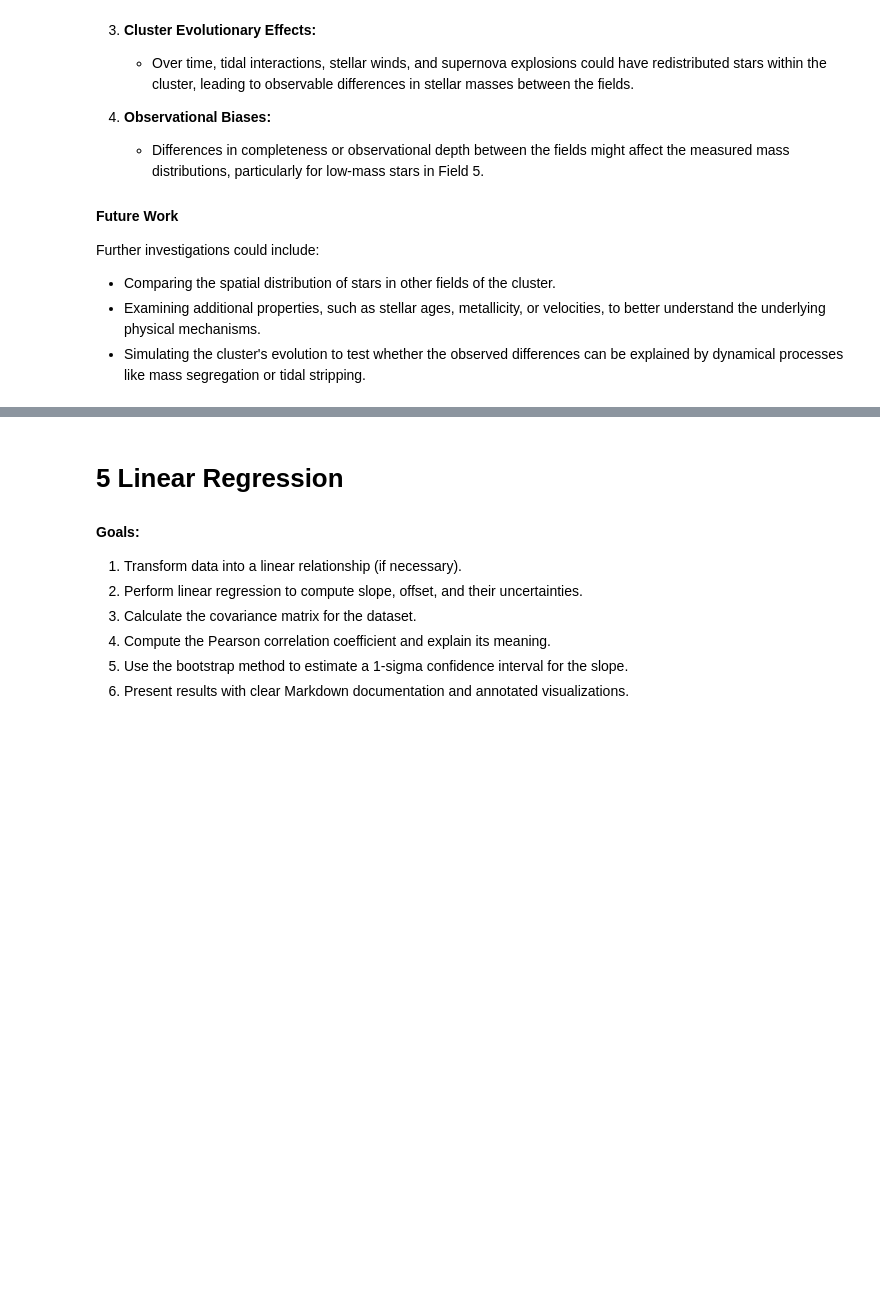
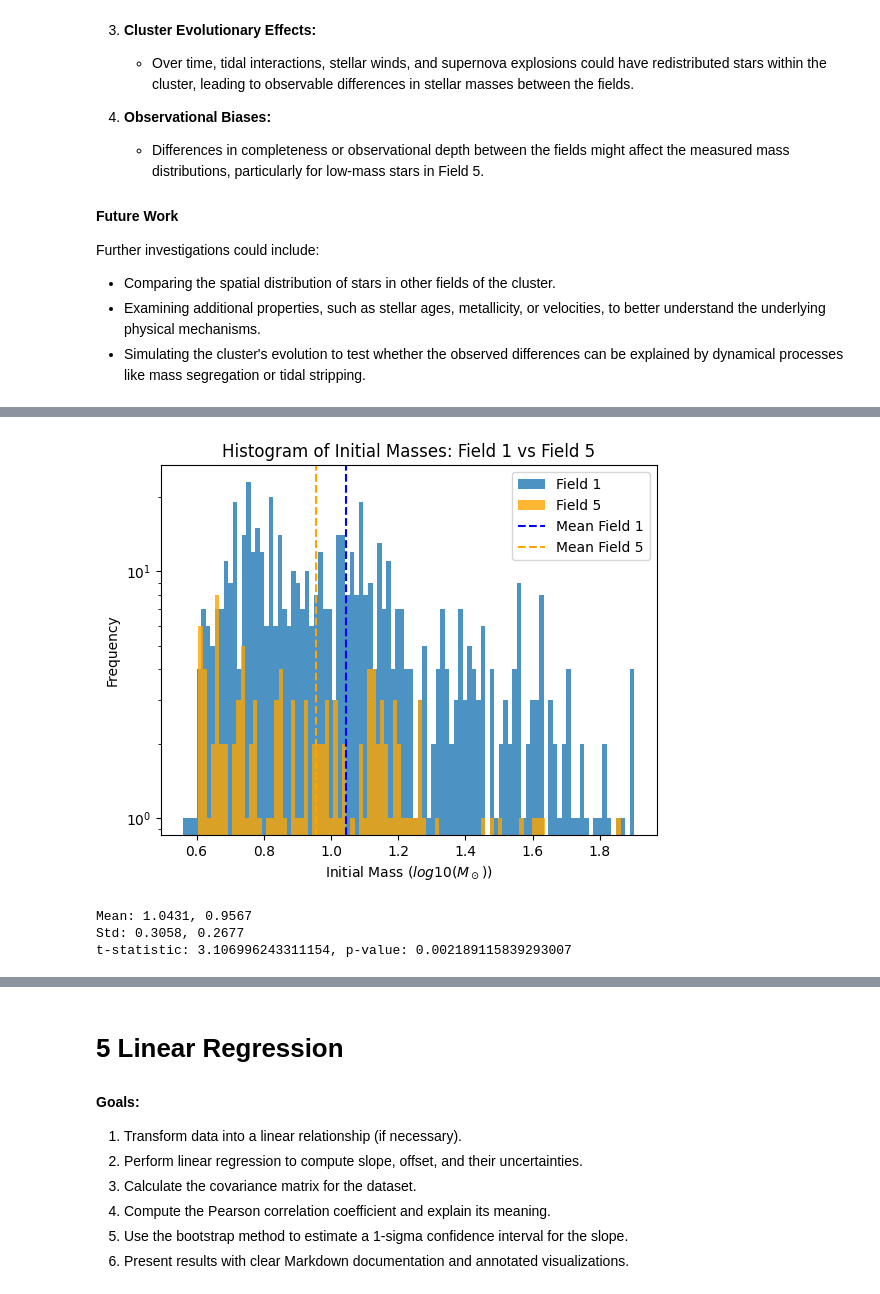
Before and after one commit to laxm7/sta_project, a Jupyter notebook: imf_chiara_felix_laxman.ipynb, the cells around one changed output, grey strips where cells are left out. Cells and saved outputs as stored; diff of their text form; code cells hidden in the pictures; blank space fills up the shorter version.

```diff
--- a/imf_chiara_felix_laxman.ipynb
+++ b/imf_chiara_felix_laxman.ipynb
@@ -585,0 +630,27 @@ Further investigations could include:
+# %%
+# Create histograms for the initial mass distributions
+log1 = np.log10(region1_mi_n)
+log5 = np.log10(region5_mi_n)
+
+_ = plt.hist(log1, bins=100, alpha=0.8, label='Field 1')
+_ = plt.hist(log5, bins=100, alpha=0.8, label='Field 5', color='orange')
+
+# Add vertical lines for the mean initial mass of each field
+plt.axvline(log1.mean(), color="blue", linestyle="--", label="Mean Field 1")
+plt.axvline(log5.mean(), color="orange", linestyle="--", label="Mean Field 5")
+
+plt.yscale('log')
+plt.xlabel("Initial Mass ($log10(M_\\odot$))")
+plt.ylabel("Frequency")
+plt.title("Histogram of Initial Masses: Field 1 vs Field 5")
+plt.legend()
+plt.show()
+print(f"Mean: {log1.mean():.4f}, {log5.mean():.4f}")
+print(f"Std: {log1.std():.4f}, {log5.std():.4f}")
+t_stat, p_value = ttest_ind(log1, log5, equal_var=False)
+print(f"t-statistic: {t_stat}, p-value: {p_value}")
+# %% [output]
+[figure, added]
+Mean: 1.0431, 0.9567
+Std: 0.3058, 0.2677
+t-statistic: 3.106996243311154, p-value: 0.002189115839293007
```
Also changed, not shown: parts of 16 cells of this notebook.
